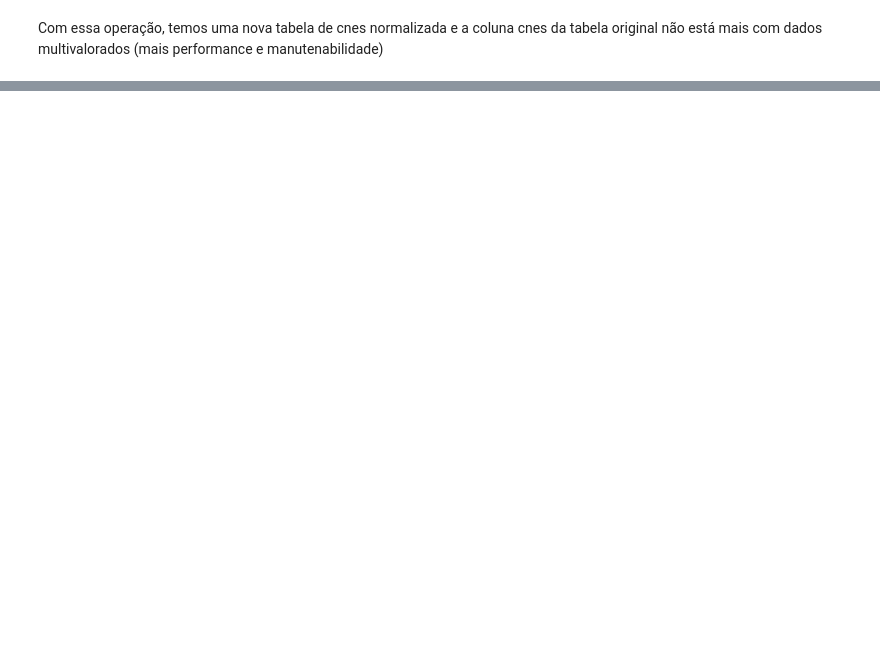
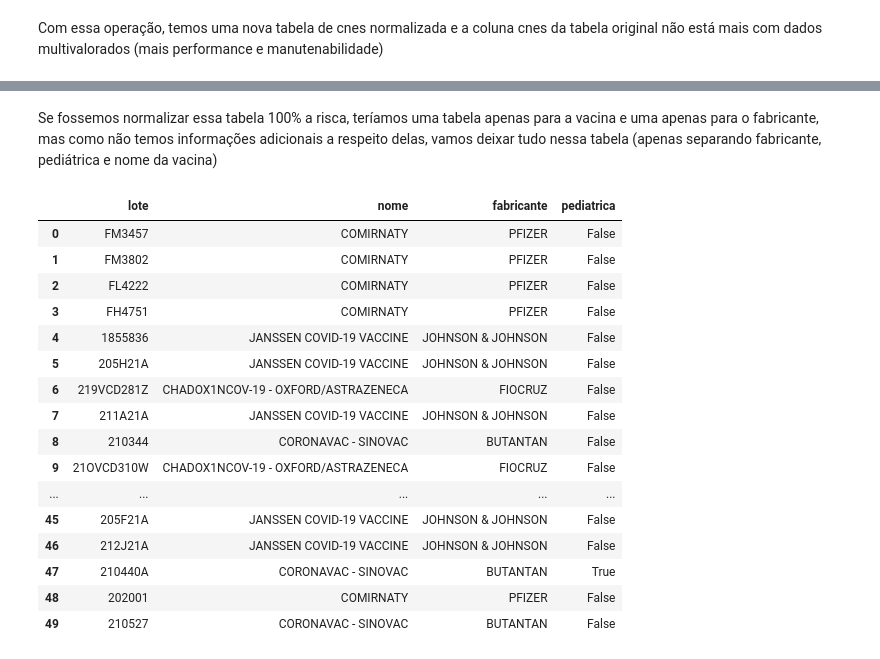
Before and after one commit to ZeusX7/data-pipeline-etl-and-elt, a Jupyter notebook: covid-19-etl.ipynb, the cells around one changed output, grey strips where cells are left out. Saved outputs shown, nothing was run; the diff lists cells and outputs as text; code cells hidden in the pictures; blank space fills up the shorter version.

Commit message:
feat: separando em 3 tabelas e finalizando a transformação dos dados no ETL

```diff
--- a/covid-19-etl.ipynb
+++ b/covid-19-etl.ipynb
@@ -263,0 +339,4 @@ Com essa operação, temos uma nova tabela de cnes normalizada e a coluna cnes d
+# %%
+vacina_lote_df = df[['lote', 'vacina_fabricante']].drop_duplicates().reset_index(drop=True)
+df = df.drop(columns=['vacina_fabricante'])
+vacina_lote_df = vacina_lote_df.drop_duplicates(subset="lote")
@@ -263,0 +363,32 @@ Com essa operação, temos uma nova tabela de cnes normalizada e a coluna cnes d
+# %% [markdown]
+Se fossemos normalizar essa tabela 100% a risca, teríamos uma tabela apenas para a vacina e uma apenas para o fabricante, mas como não temos informações adicionais a respeito delas, vamos deixar tudo nessa tabela (apenas separando fabricante, pediátrica e nome da vacina)
+# %%
+# # Separar nome e fabricante
+vacina_lote_df["nome"] = vacina_lote_df["vacina_fabricante"].str.split('(').str[0].str.strip()
+vacina_lote_df["fabricante"] = vacina_lote_df["vacina_fabricante"].str.split('(').str[1].str.strip(')').str.split(')').str[0].str.strip()
+
+# # Criar coluna pediátrica
+vacina_lote_df['pediatrica'] = vacina_lote_df['vacina_fabricante'].str.contains('PEDIÁTRICA', case=False, na=False)
+
+# Remover a coluna 'vacina_fabricante'
+vacina_lote_df = vacina_lote_df.drop(columns=['vacina_fabricante'])
+
+vacina_lote_df.head(20)
+# %% [output]
+|  | lote | nome | fabricante | pediatrica |
+| 0 | FM3457 | COMIRNATY | PFIZER | False |
+| 1 | FM3802 | COMIRNATY | PFIZER | False |
+| 2 | FL4222 | COMIRNATY | PFIZER | False |
+| 3 | FH4751 | COMIRNATY | PFIZER | False |
+| 4 | 1855836 | JANSSEN COVID-19 VACCINE | JOHNSON & JOHNSON | False |
+| 5 | 205H21A | JANSSEN COVID-19 VACCINE | JOHNSON & JOHNSON | False |
+| 6 | 219VCD281Z | CHADOX1NCOV-19 - OXFORD/ASTRAZENECA | FIOCRUZ | False |
+| 7 | 211A21A | JANSSEN COVID-19 VACCINE | JOHNSON & JOHNSON | False |
+| 8 | 210344 | CORONAVAC - SINOVAC | BUTANTAN | False |
+| 9 | 21OVCD310W | CHADOX1NCOV-19 - OXFORD/ASTRAZENECA | FIOCRUZ | False |
+| ... | ... | ... | ... | ... |
+| 45 | 205F21A | JANSSEN COVID-19 VACCINE | JOHNSON & JOHNSON | False |
+| 46 | 212J21A | JANSSEN COVID-19 VACCINE | JOHNSON & JOHNSON | False |
+| 47 | 210440A | CORONAVAC - SINOVAC | BUTANTAN | True |
+| 48 | 202001 | COMIRNATY | PFIZER | False |
+| 49 | 210527 | CORONAVAC - SINOVAC | BUTANTAN | False |
```
Also changed, not shown: parts of 16 cells of this notebook.
